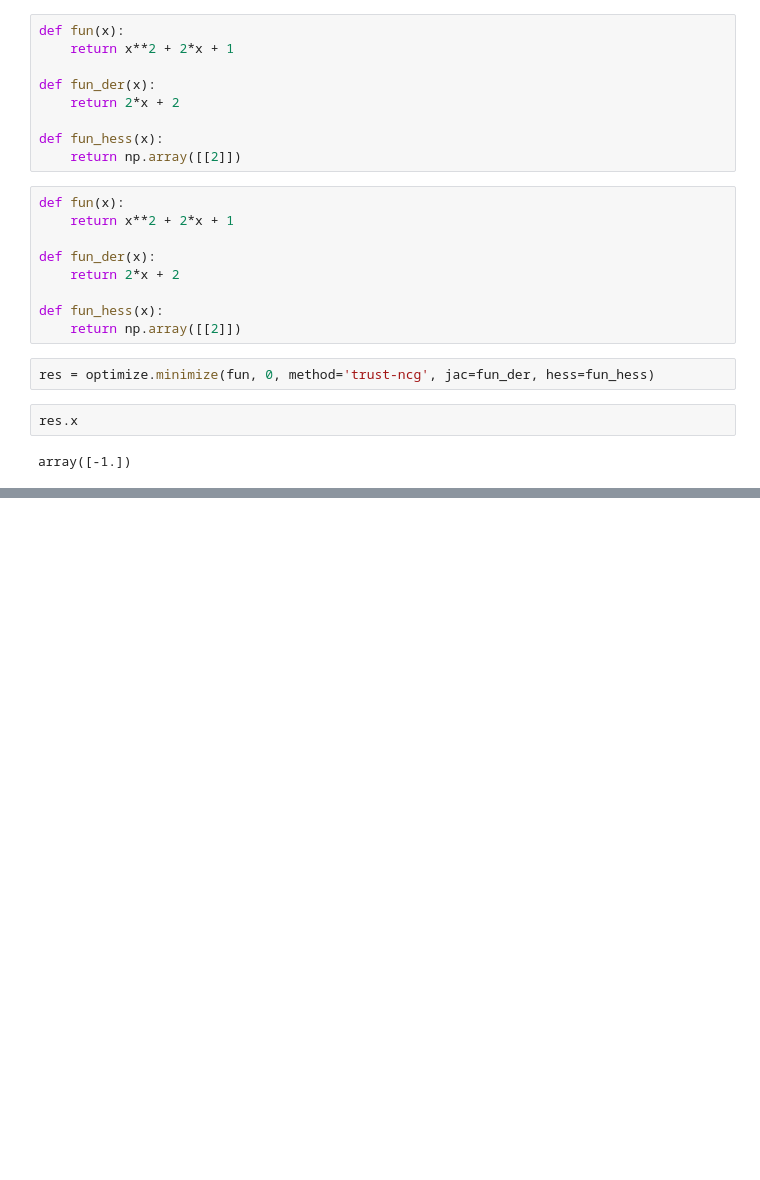
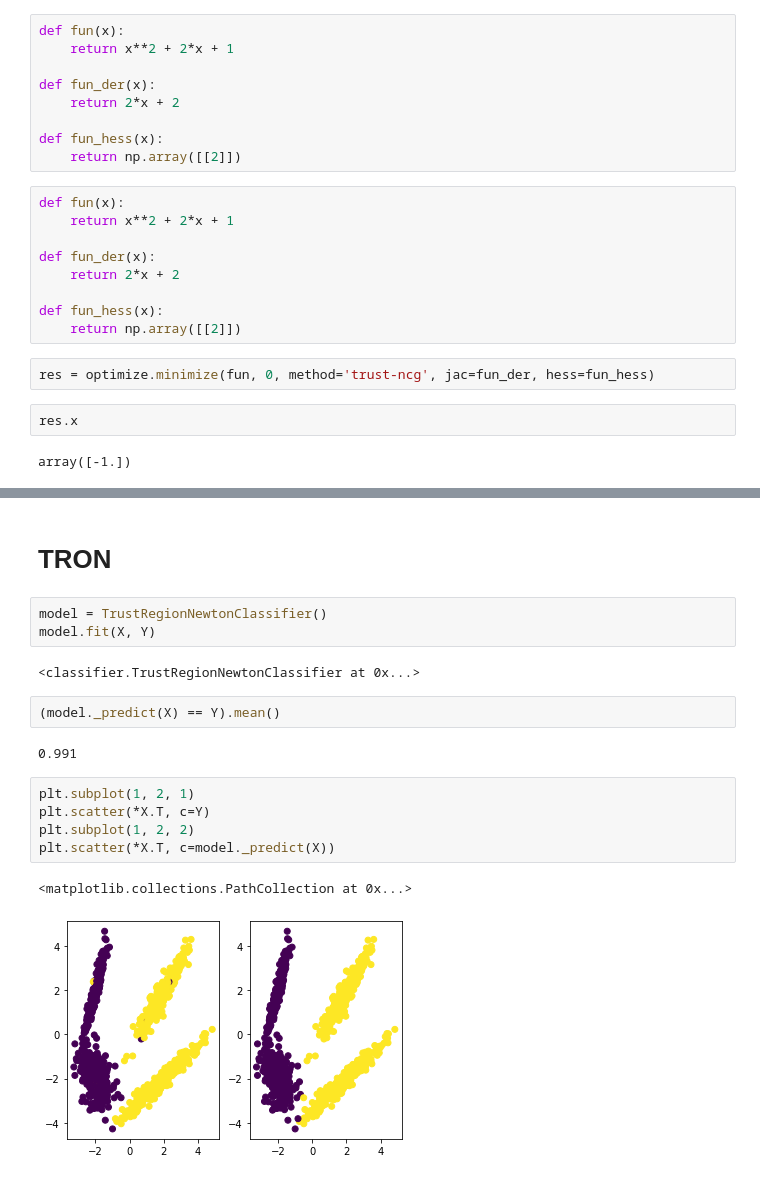
Before and after one commit to MakowToms/ODA, a Jupyter notebook: Untitled.ipynb, the cells around one changed output, grey strips where cells are left out. Cells and saved outputs as stored; diff of their text form; blank space fills up the shorter version.

Commit message:
tron

```diff
--- a/Untitled.ipynb
+++ b/Untitled.ipynb
@@ -97,0 +117,19 @@ array([-1.])
+# %% [markdown]
+# TRON
+# %%
+model = TrustRegionNewtonClassifier()
+model.fit(X, Y)
+# %% [output]
+<classifier.TrustRegionNewtonClassifier at 0x...>
+# %%
+(model._predict(X) == Y).mean()
+# %% [output]
+0.991
+# %%
+plt.subplot(1, 2, 1)
+plt.scatter(*X.T, c=Y)
+plt.subplot(1, 2, 2)
+plt.scatter(*X.T, c=model._predict(X))
+# %% [output]
+<matplotlib.collections.PathCollection at 0x...>
+[figure, added]
```
Also changed, not shown: parts of 10 cells of this notebook, 1 other file.
